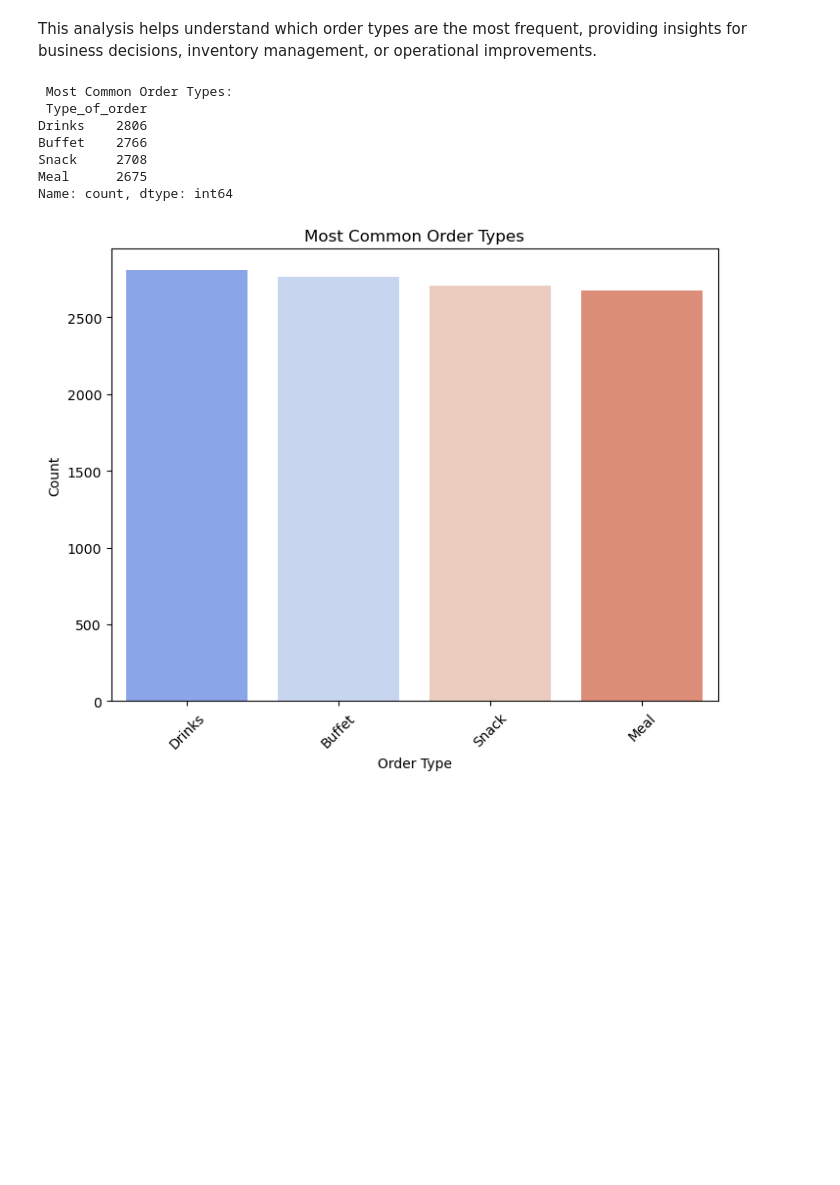
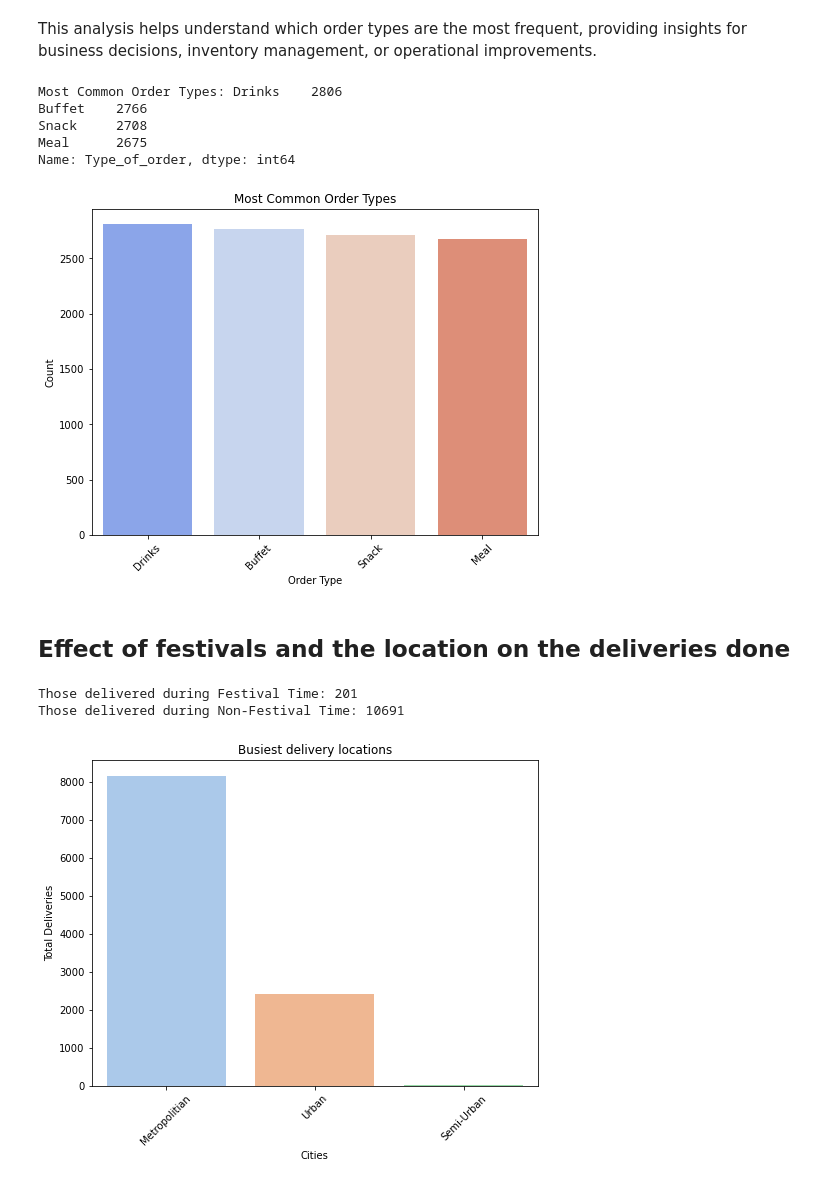
Before and after one commit to RaphaelMuthenya/Amazon-Business-Research-Analyst-Dataset, a Jupyter notebook: Amazon_Business_Research _Analyst_Dataset.ipynb, the cells around one changed output. Saved outputs shown, nothing was run; the diff lists cells and outputs as text; code cells hidden in the pictures; blank space fills up the shorter version.

```diff
--- a/Amazon_Business_Research _Analyst_Dataset.ipynb
+++ b/Amazon_Business_Research _Analyst_Dataset.ipynb
@@ -225,16 +222,15 @@ This analysis helps understand which order types are the most frequent, providin
 order_counts = df_amazon["Type_of_order"].value_counts()
 
 #  Print the top 10 most common order types
-print("\n Most Common Order Types:\n", order_counts.head())
+print("Most Common Order Types:", order_counts.head())
 
 #  Visualization: Barplot for Order Type Distribution
-plt.figure(figsize=(8, 6))  # Set figure size for better visibility
+plt.figure(figsize=(8, 6))
 
-# Create a barplot to visualize the frequency of different order types
 sns.barplot(x=order_counts.index, y=order_counts.values, palette="coolwarm")
 
 #  Formatting the plot
-plt.xticks(rotation=45)  # Rotate x-axis labels for better readability
+plt.xticks(rotation=45)
 plt.xlabel("Order Type")  # Label for x-axis
 plt.ylabel("Count")  # Label for y-axis
 plt.title("Most Common Order Types")  # Title of the plot
@@ -242,11 +238,35 @@ plt.title("Most Common Order Types")  # Title of the plot
 #  Display the plot
 plt.show()
 # %% [output]
- Most Common Order Types:
- Type_of_order
-Drinks    2806
+Most Common Order Types: Drinks    2806
 Buffet    2766
 Snack     2708
 Meal      2675
-Name: count, dtype: int64
+Name: Type_of_order, dtype: int64
-[figure, old version]
+[figure, new version]
+# %% [markdown]
+## Effect of festivals and the location on the deliveries done
+# %%
+#Get totalcount of those delivered during festival and those delivered during non-festival
+def totalCount():
+    count_yes = (df_amazon['Festival'] == 'Yes').sum()
+    count_No = (df_amazon['Festival'] == 'No').sum()
+
+    return print("Those delivered during Festival Time:",count_yes,"\nThose delivered during Non-Festival Time:",count_No)
+
+totalCount()
+# %% [output]
+Those delivered during Festival Time: 201
+Those delivered during Non-Festival Time: 10691
+# %%
+#Count deliveries based on location that is the city column
+deliveredcity_city = df_amazon["City"].value_counts()
+plt.figure(figsize=(8, 6))
+sns.barplot(x=deliveredcity_city.index, y=deliveredcity_city.values, palette="pastel")
+plt.xticks(rotation=45)
+plt.xlabel("Cities")
+plt.ylabel("Total Deliveries")
+plt.title("Busiest delivery locations")
+plt.show()
+# %% [output]
+[figure, added]
```
Also changed, not shown: parts of 8 cells of this notebook.
